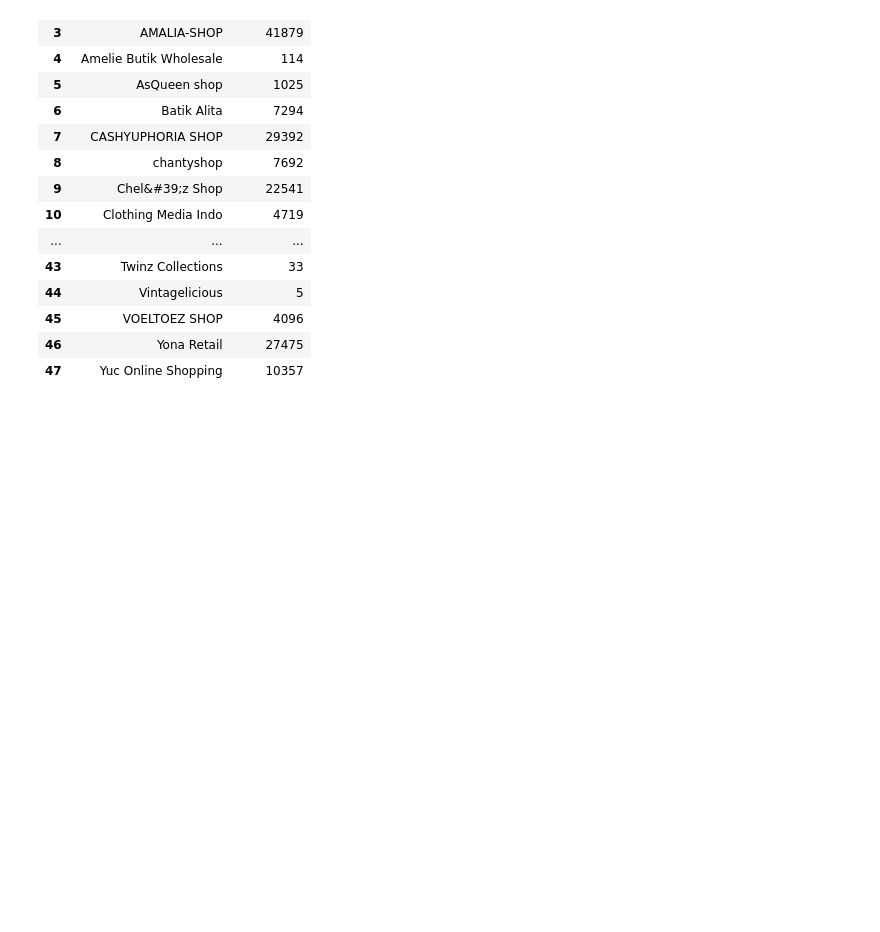
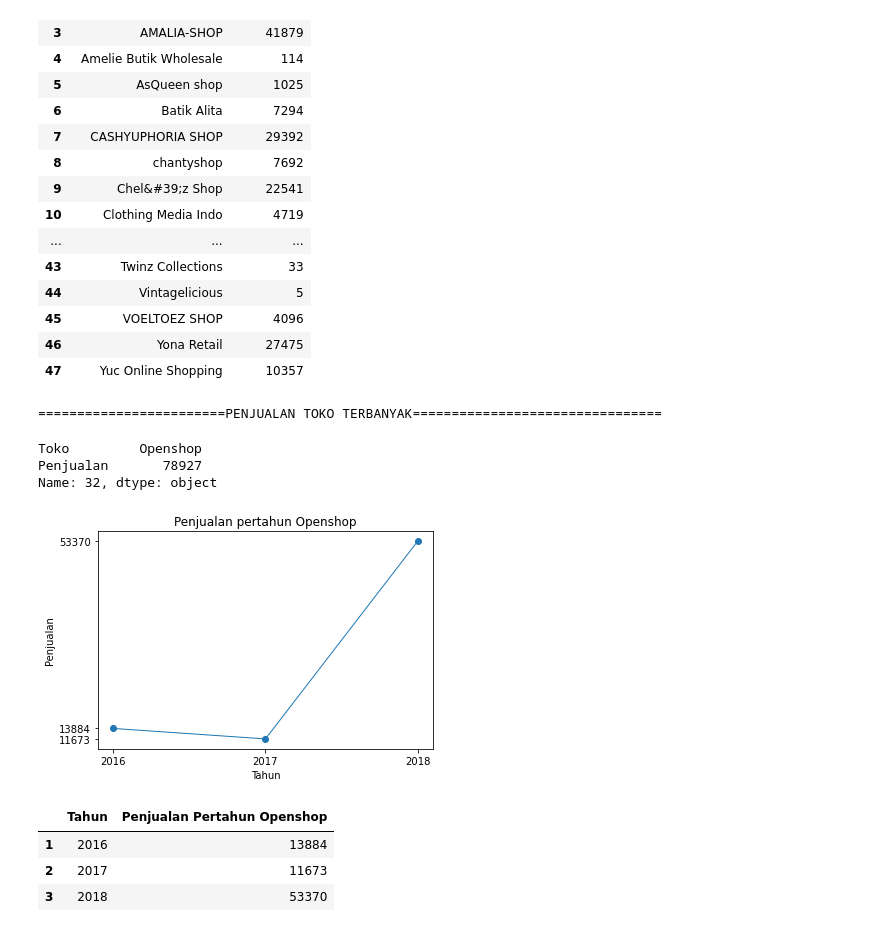
Before and after one commit to fadlanbhahreisy/data_science, a Jupyter notebook: TA-Datawarehouse/main.ipynb, the cells around one changed output. Drawn from its saved outputs; the diff is of its cells as text; code cells hidden in the pictures; blank space fills up the shorter version.

```diff
--- a/TA-Datawarehouse/main.ipynb
+++ b/TA-Datawarehouse/main.ipynb
@@ -271,3 +314,44 @@ df
 | 45 | VOELTOEZ SHOP | 4096 |
 | 46 | Yona Retail | 27475 |
 | 47 | Yuc Online Shopping | 10357 |
+# %%
+print("========================PENJUALAN TOKO TERBANYAK================================")
+index = pd.to_numeric(df['Penjualan'])
+df.loc[index.idxmax()]
+# %% [output]
+========================PENJUALAN TOKO TERBANYAK================================
+Toko         Openshop
+Penjualan       78927
+Name: 32, dtype: object
+# %%
+toko = 'Openshop'
+mycursor.execute('''SELECT year(tanggal), sum(quantity) as total
+          FROM penjualan
+          join toko on toko.id_toko= penjualan.id_toko
+          where nama_toko = "''' + str(toko) +'''"
+          group by year(tanggal)
+          order by year(tanggal) ASC
+          ''')
+penjualan = []
+for row in mycursor.fetchall():
+    penjualan.append(row)
+
+np_penjualan = np.array(penjualan)
+plt.plot([ int(x[0]) for x in np_penjualan[:,:]], [ int(x[1]) for x in np_penjualan[:,:]],'-o',linewidth=1.0)
+plt.xticks([ int(x[0]) for x in np_penjualan[:,:]], [ int(x[0]) for x in np_penjualan[:,:]])
+plt.yticks([ int(x[1]) for x in np_penjualan[:,:]], [ int(x[1]) for x in np_penjualan[:,:]])
+plt.xlabel('Tahun')
+plt.ylabel('Penjualan')
+plt.title("Penjualan pertahun Openshop")
+plt.show()
+
+df = pd.DataFrame([ x for x in np_penjualan[:,:]])
+df.columns = ['Tahun', 'Penjualan Pertahun Openshop']
+df.index = np.arange(1,len(df)+1)
+df
+# %% [output]
+[figure, added]
+|  | Tahun | Penjualan Pertahun Openshop |
+| 1 | 2016 | 13884 |
+| 2 | 2017 | 11673 |
+| 3 | 2018 | 53370 |
```
Also changed, not shown: parts of 7 cells of this notebook.
